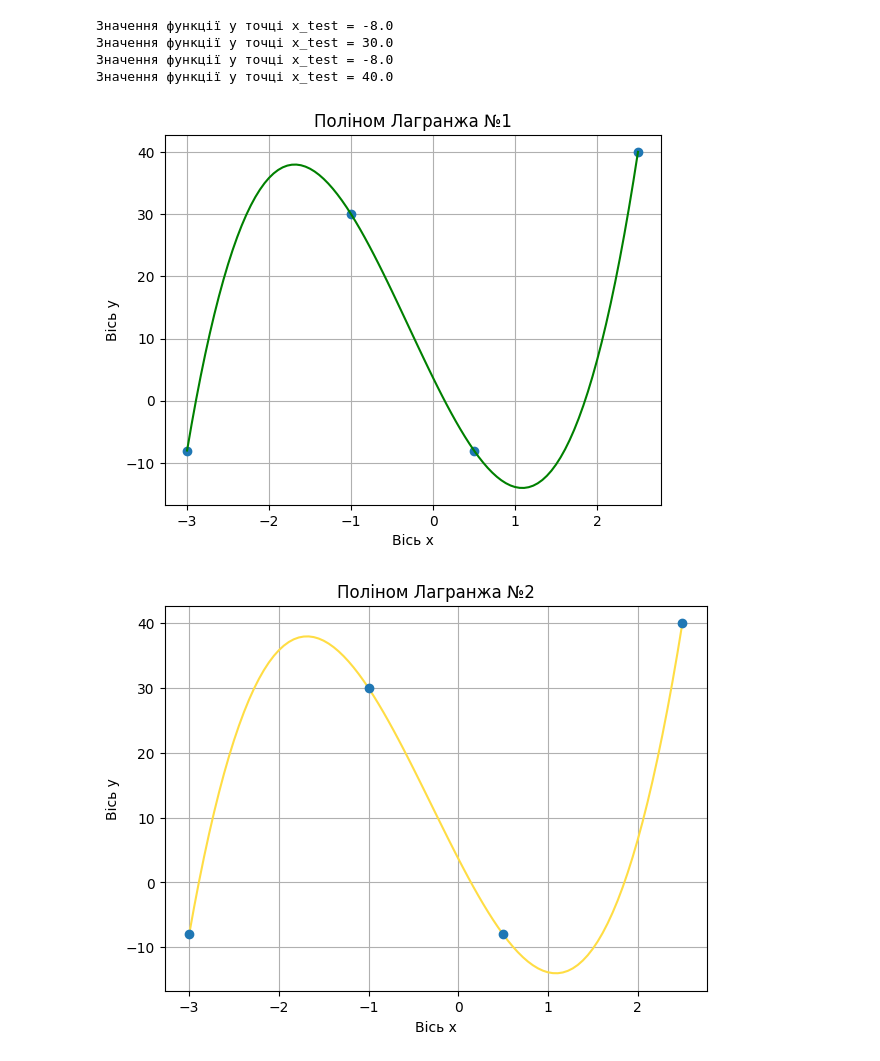
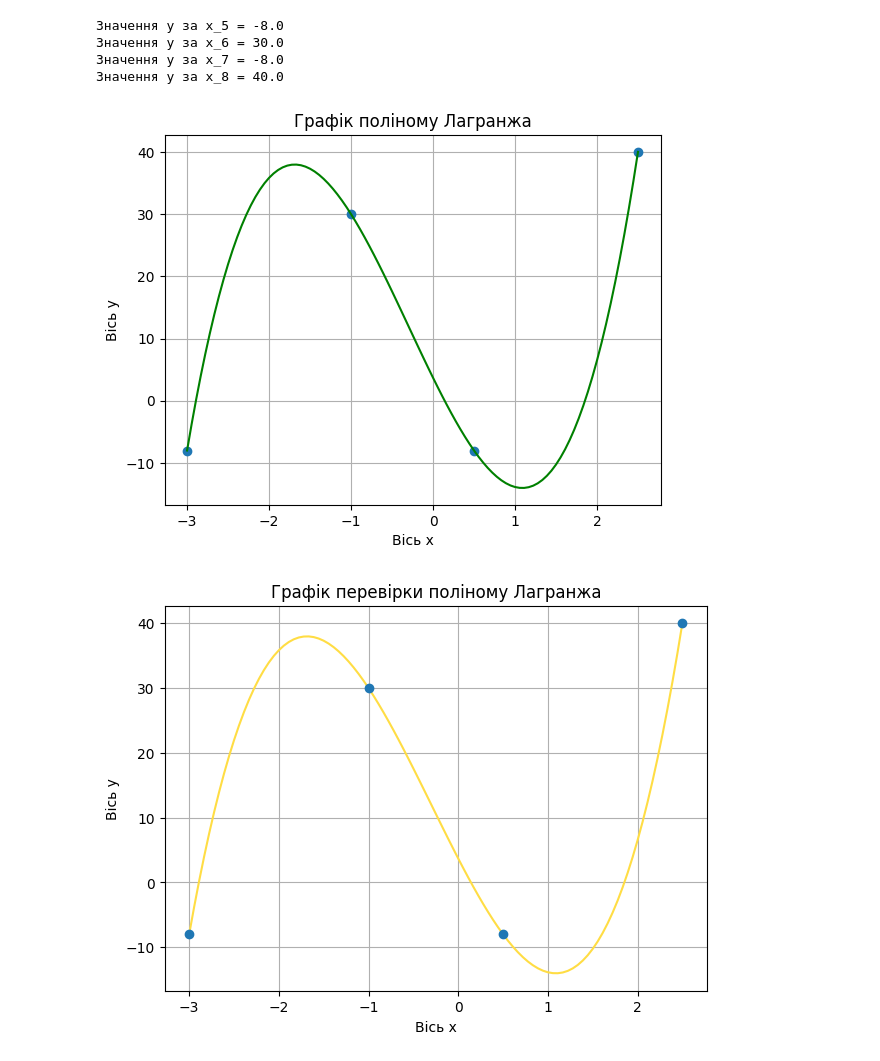
Before and after one commit to YatsKiril/MATH_Task_1, a Jupyter notebook: Pract № 6_Langrang.ipynb, the cells around one changed output. Saved outputs shown, nothing was run; the diff lists cells and outputs as text; code cells hidden in the pictures.

```diff
--- a/Pract № 6_Langrang.ipynb
+++ b/Pract № 6_Langrang.ipynb
@@ -16,42 +16,42 @@ def lagrange_interpolation(x, y, x_pidst):
                 m_i *= (x_pidst - x[j])/(x[i] - x[j])
         m[i] = m_i
     return np.dot(y, m)
 
 f_interp = lagrange_interpolation(x, y, -3)
-print("Значення функції у точці x_test =", f_interp.round(4))
+print("Значення y за x_5 =", f_interp.round(4))
 f_interp = lagrange_interpolation(x, y, -1)
-print("Значення функції у точці x_test =", f_interp.round(4))
+print("Значення y за x_6 =", f_interp.round(4))
 f_interp = lagrange_interpolation(x, y, 0.5)
-print("Значення функції у точці x_test =", f_interp.round(4))
+print("Значення y за x_7 =", f_interp.round(4))
 f_interp = lagrange_interpolation(x, y, 2.5)
-print("Значення функції у точці x_test =", f_interp.round(4))
+print("Значення y за x_8 =", f_interp.round(4))
 
 # Графік
 
 xnew=np.linspace(np.min(x),np.max(x),100)
 ynew=[lagrange_interpolation(x,y,i) for i in xnew]
 
 plt.plot(x,y, 'o', xnew, ynew, 'g')
-plt.title('Поліном Лагранжа №1')
+plt.title('Графік поліному Лагранжа')
 plt.grid(True)
 plt.xlabel('Вісь x')
 plt.ylabel('Вісь y')
 plt.show()
 
 #Перевірка
 
 f = lagrange(x, y)
 fig = plt.figure(figsize = (7,5))
 plt.plot(xnew, f(xnew), '#FFDD44', x, y, 'o')
-plt.title('Поліном Лагранжа №2')
+plt.title('Графік перевірки поліному Лагранжа')
 plt.grid()
 plt.xlabel('Вісь x')
 plt.ylabel('Вісь y')
 plt.show()
 # %% [output]
-Значення функції у точці x_test = -8.0
-Значення функції у точці x_test = 30.0
-Значення функції у точці x_test = -8.0
-Значення функції у точці x_test = 40.0
+Значення y за x_5 = -8.0
+Значення y за x_6 = 30.0
+Значення y за x_7 = -8.0
+Значення y за x_8 = 40.0
-[figure, old version]
+[figure, new version]
-[figure, old version]
+[figure, new version]
```
